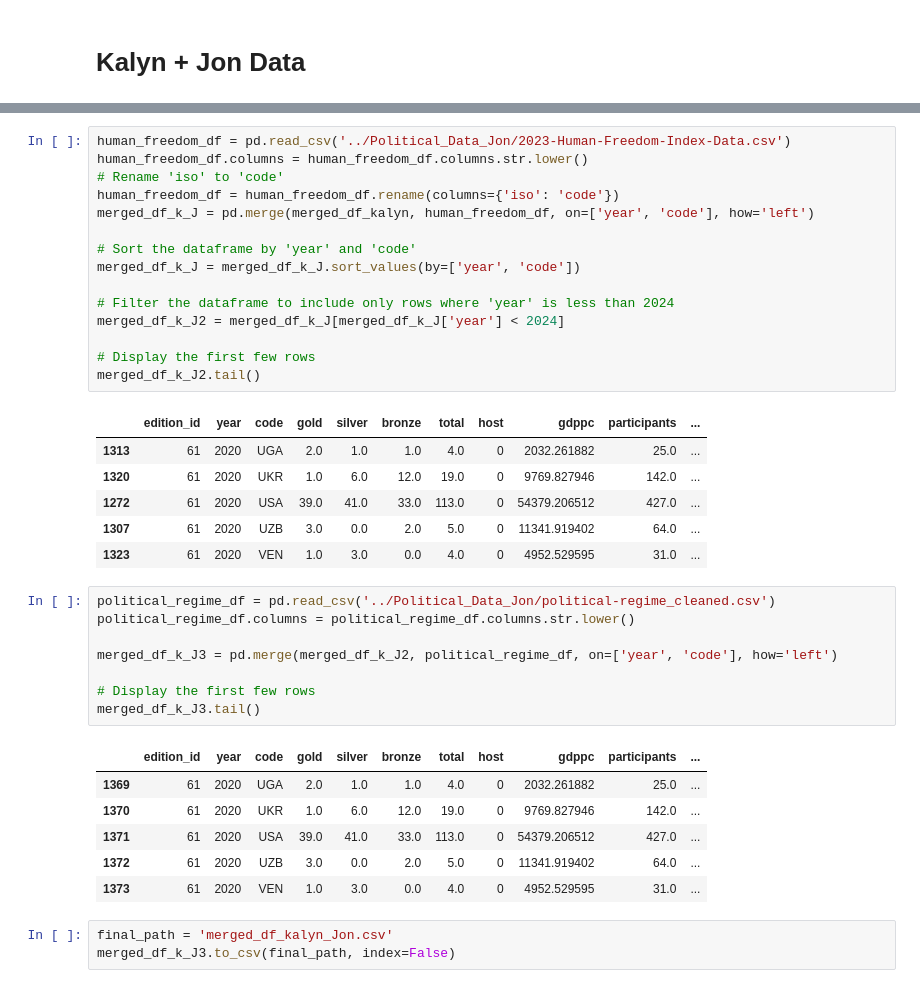
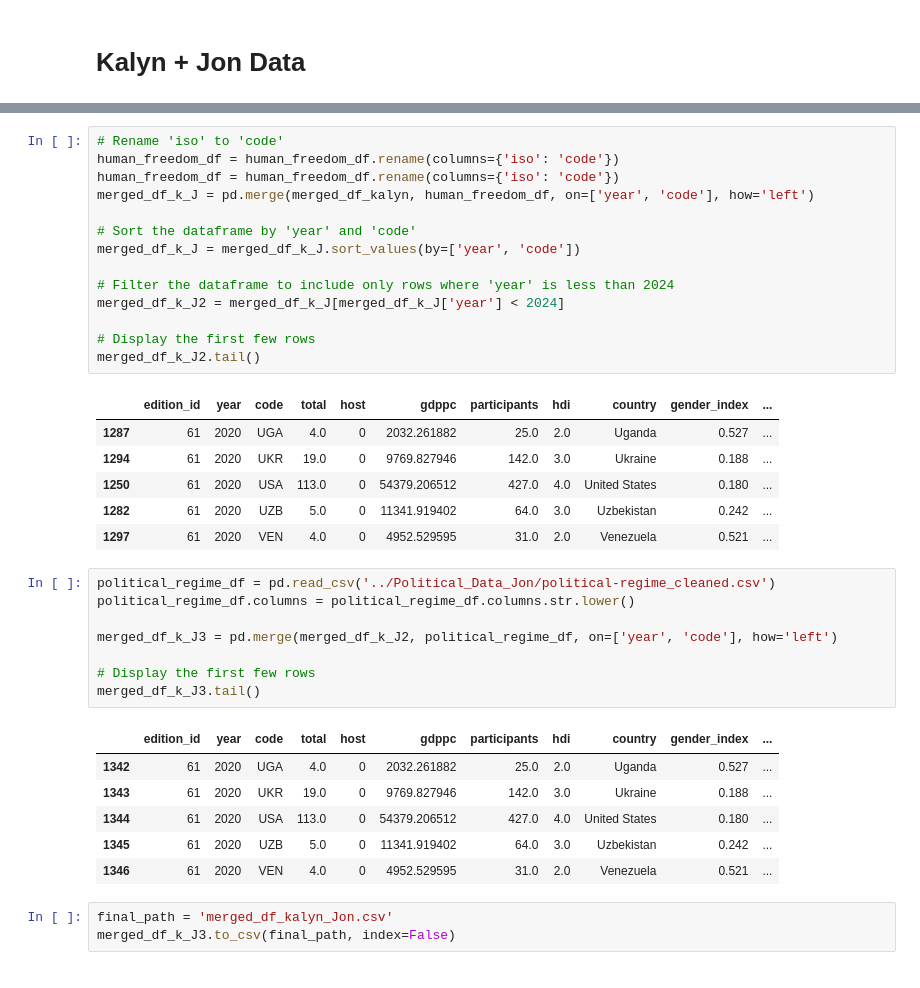
Before and after one commit to ahakobia/JHU_Colossus, a Jupyter notebook: Final Dataset/merging_data.ipynb, the cells around one changed output, grey strips where cells are left out. Cells and saved outputs as stored; diff of their text form.

Commit message:
uploading updated data

```diff
--- a/Final Dataset/merging_data.ipynb
+++ b/Final Dataset/merging_data.ipynb
@@ -50,25 +83,24 @@ merged_df_kalyn.columns = merged_df_kalyn.columns.str.lower()
 # %%
-human_freedom_df = pd.read_csv('../Political_Data_Jon/2023-Human-Freedom-Index-Data.csv')
-human_freedom_df.columns = human_freedom_df.columns.str.lower()
 # Rename 'iso' to 'code'
+human_freedom_df = human_freedom_df.rename(columns={'iso': 'code'})
 human_freedom_df = human_freedom_df.rename(columns={'iso': 'code'})
 merged_df_k_J = pd.merge(merged_df_kalyn, human_freedom_df, on=['year', 'code'], how='left')
 
 # Sort the dataframe by 'year' and 'code'
 merged_df_k_J = merged_df_k_J.sort_values(by=['year', 'code'])
 
 # Filter the dataframe to include only rows where 'year' is less than 2024
 merged_df_k_J2 = merged_df_k_J[merged_df_k_J['year'] < 2024]
 
 # Display the first few rows
 merged_df_k_J2.tail()
 # %% [output]
-|  | edition_id | year | code | gold | silver | bronze | total | host | gdppc | participants | ... |
-| 1313 | 61 | 2020 | UGA | 2.0 | 1.0 | 1.0 | 4.0 | 0 | 2032.261882 | 25.0 | ... |
-| 1320 | 61 | 2020 | UKR | 1.0 | 6.0 | 12.0 | 19.0 | 0 | 9769.827946 | 142.0 | ... |
-| 1272 | 61 | 2020 | USA | 39.0 | 41.0 | 33.0 | 113.0 | 0 | 54379.206512 | 427.0 | ... |
-| 1307 | 61 | 2020 | UZB | 3.0 | 0.0 | 2.0 | 5.0 | 0 | 11341.919402 | 64.0 | ... |
-| 1323 | 61 | 2020 | VEN | 1.0 | 3.0 | 0.0 | 4.0 | 0 | 4952.529595 | 31.0 | ... |
+|  | edition_id | year | code | total | host | gdppc | participants | hdi | country | gender_index | ... |
+| 1287 | 61 | 2020 | UGA | 4.0 | 0 | 2032.261882 | 25.0 | 2.0 | Uganda | 0.527 | ... |
+| 1294 | 61 | 2020 | UKR | 19.0 | 0 | 9769.827946 | 142.0 | 3.0 | Ukraine | 0.188 | ... |
+| 1250 | 61 | 2020 | USA | 113.0 | 0 | 54379.206512 | 427.0 | 4.0 | United States | 0.180 | ... |
+| 1282 | 61 | 2020 | UZB | 5.0 | 0 | 11341.919402 | 64.0 | 3.0 | Uzbekistan | 0.242 | ... |
+| 1297 | 61 | 2020 | VEN | 4.0 | 0 | 4952.529595 | 31.0 | 2.0 | Venezuela | 0.521 | ... |
 # %%
 political_regime_df = pd.read_csv('../Political_Data_Jon/political-regime_cleaned.csv')
 political_regime_df.columns = political_regime_df.columns.str.lower()
@@ -78,12 +110,12 @@ merged_df_k_J3 = pd.merge(merged_df_k_J2, political_regime_df, on=['year', 'code
 # Display the first few rows
 merged_df_k_J3.tail()
 # %% [output]
-|  | edition_id | year | code | gold | silver | bronze | total | host | gdppc | participants | ... |
-| 1369 | 61 | 2020 | UGA | 2.0 | 1.0 | 1.0 | 4.0 | 0 | 2032.261882 | 25.0 | ... |
-| 1370 | 61 | 2020 | UKR | 1.0 | 6.0 | 12.0 | 19.0 | 0 | 9769.827946 | 142.0 | ... |
-| 1371 | 61 | 2020 | USA | 39.0 | 41.0 | 33.0 | 113.0 | 0 | 54379.206512 | 427.0 | ... |
-| 1372 | 61 | 2020 | UZB | 3.0 | 0.0 | 2.0 | 5.0 | 0 | 11341.919402 | 64.0 | ... |
-| 1373 | 61 | 2020 | VEN | 1.0 | 3.0 | 0.0 | 4.0 | 0 | 4952.529595 | 31.0 | ... |
+|  | edition_id | year | code | total | host | gdppc | participants | hdi | country | gender_index | ... |
+| 1342 | 61 | 2020 | UGA | 4.0 | 0 | 2032.261882 | 25.0 | 2.0 | Uganda | 0.527 | ... |
+| 1343 | 61 | 2020 | UKR | 19.0 | 0 | 9769.827946 | 142.0 | 3.0 | Ukraine | 0.188 | ... |
+| 1344 | 61 | 2020 | USA | 113.0 | 0 | 54379.206512 | 427.0 | 4.0 | United States | 0.180 | ... |
+| 1345 | 61 | 2020 | UZB | 5.0 | 0 | 11341.919402 | 64.0 | 3.0 | Uzbekistan | 0.242 | ... |
+| 1346 | 61 | 2020 | VEN | 4.0 | 0 | 4952.529595 | 31.0 | 2.0 | Venezuela | 0.521 | ... |
 # %%
 final_path = 'merged_df_kalyn_Jon.csv'
 merged_df_k_J3.to_csv(final_path, index=False)
```
Also changed, not shown: parts of 9 cells of this notebook, 4 other files.
